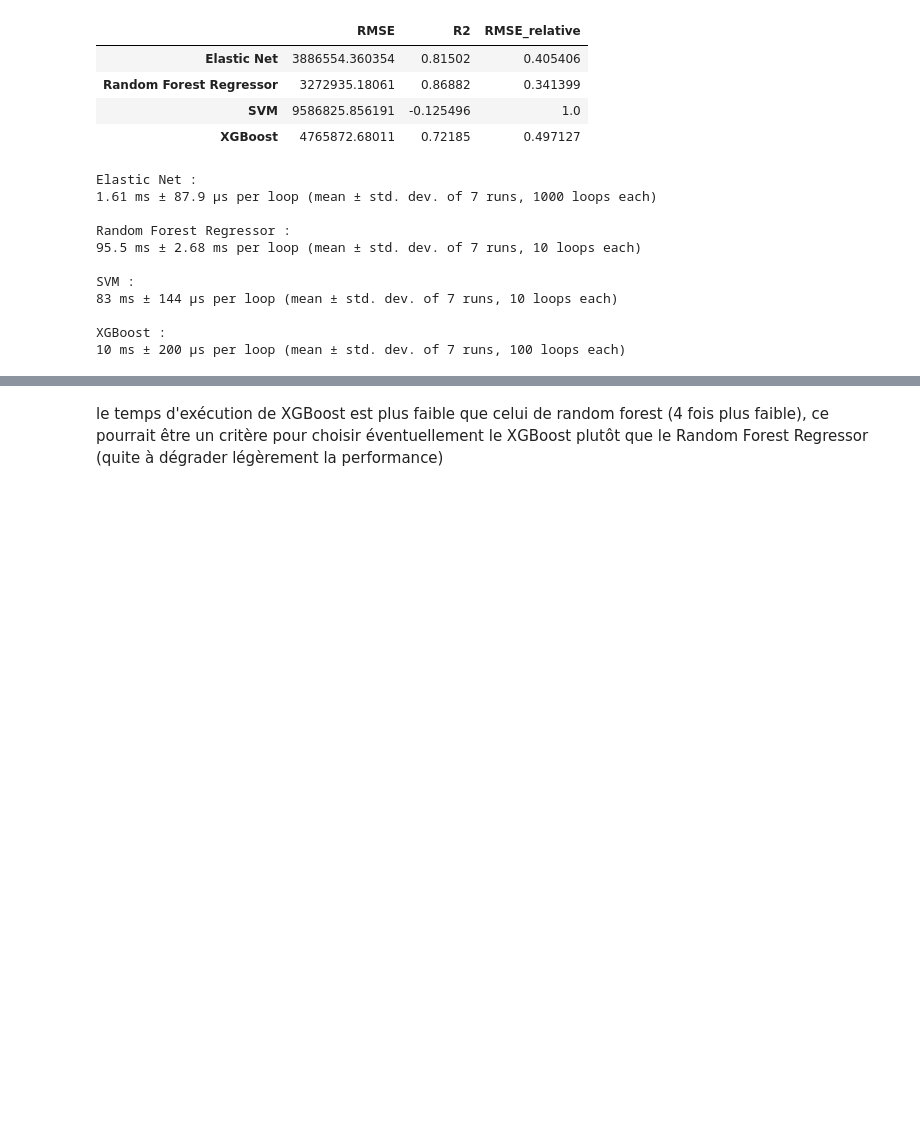
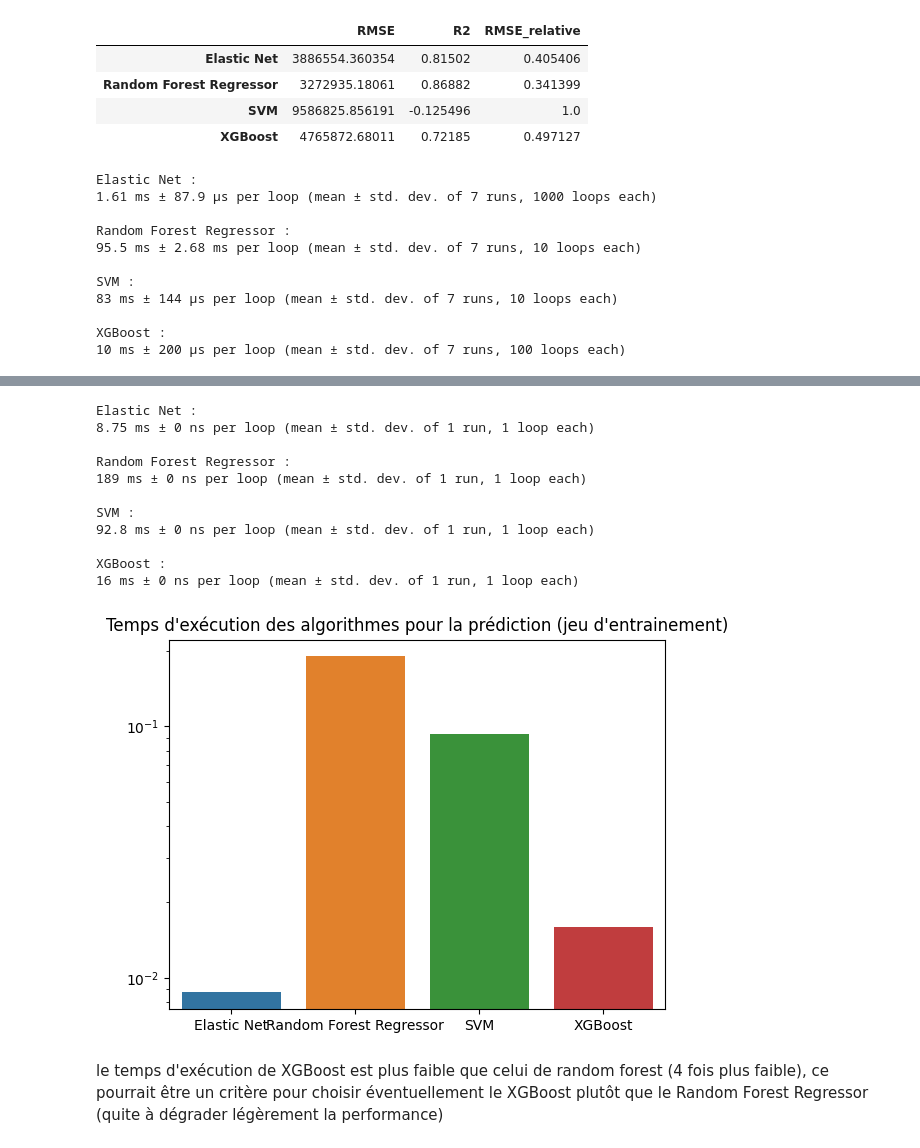
Before and after one commit to wdavid93/OpenClassRoom, a Jupyter notebook: Projet_4/Modele_final.ipynb, the cells around one changed output, grey strips where cells are left out. Drawn from its saved outputs; the diff is of its cells as text; code cells hidden in the pictures; blank space fills up the shorter version.

```diff
--- a/Projet_4/Modele_final.ipynb
+++ b/Projet_4/Modele_final.ipynb
@@ -1040,3 +1046,29 @@ ax.set_yscale('log')
+# %%
+result = []
+i = 0
+for modele in liste_modeles:
+    print(nom_modeles[i], ': ')
+    i += 1
+    time = %timeit -r 1 -n 1 -o modele.predict(X_train)
+    result.append(time.best)
+    print('')
+plt.title('Temps d\'exécution des algorithmes pour la prédiction (jeu d\'entrainement)')
+sns.barplot(x=nom_modeles, y=result)
+ax = plt.gca()
+ax.set_yscale('log')
+# %% [output]
+Elastic Net :
+8.75 ms ± 0 ns per loop (mean ± std. dev. of 1 run, 1 loop each)
+
+Random Forest Regressor :
+189 ms ± 0 ns per loop (mean ± std. dev. of 1 run, 1 loop each)
+
+SVM :
+92.8 ms ± 0 ns per loop (mean ± std. dev. of 1 run, 1 loop each)
+
+XGBoost :
+16 ms ± 0 ns per loop (mean ± std. dev. of 1 run, 1 loop each)
+[figure, added]
 # %% [markdown]
 le temps d'exécution de XGBoost est plus faible que celui de random forest (4 fois plus faible), ce pourrait être un critère pour choisir éventuellement le XGBoost plutôt que le Random Forest Regressor (quite à dégrader légèrement la performance)
 # %%
```
Also changed, not shown: parts of 34 cells of this notebook, 4 other files.
